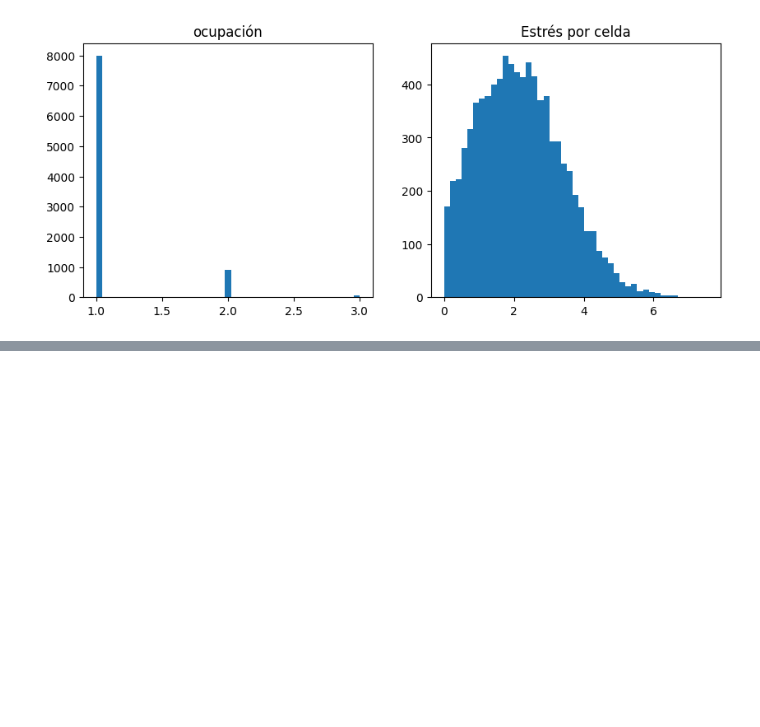
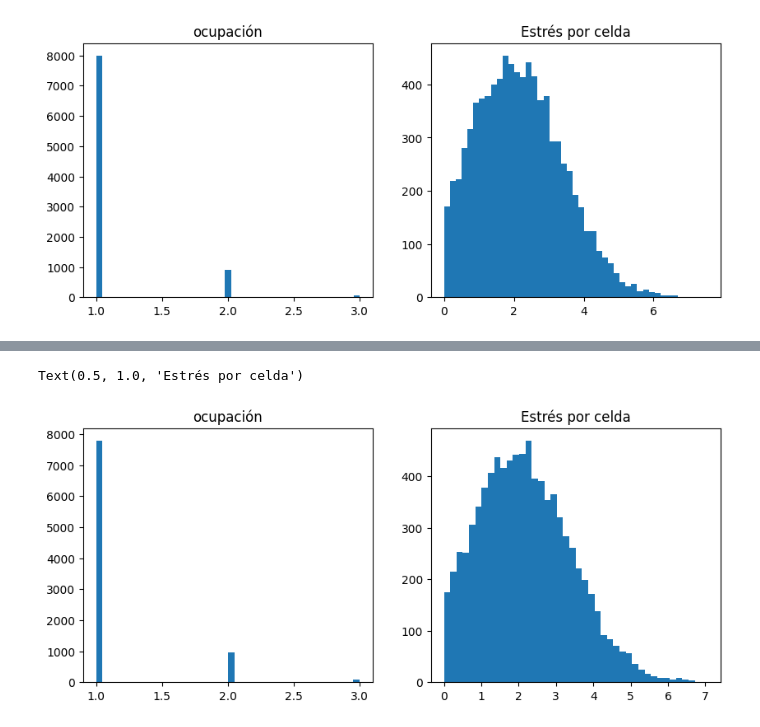
Before and after one commit to sergiohzlz/modelo_gentrificacion, a Jupyter notebook: phd_tercer_semestre.ipynb, the cells around one changed output, grey strips where cells are left out. Drawn from its saved outputs; the diff is of its cells as text; code cells hidden in the pictures; blank space fills up the shorter version.

```diff
--- a/phd_tercer_semestre.ipynb
+++ b/phd_tercer_semestre.ipynb
@@ -299,0 +302,13 @@ Len seleccionados I 77
+# %%
+E, salarios_por_celda, nbins = estres(V.V, V.agentes)
+O, bins_o = ocupacion(V.agentes, V.V.shape)
+
+fig, ax = plt.subplots(1,2, figsize=(10,4))
+
+ax[0].hist(O, bins=bins_o);
+ax[0].set_title('ocupación')
+ax[1].hist(E, bins=nbins);
+ax[1].set_title('Estrés por celda')
+# %% [output]
+Text(0.5, 1.0, 'Estrés por celda')
+[figure, added]
```
Also changed, not shown: parts of 1 cell of this notebook.
